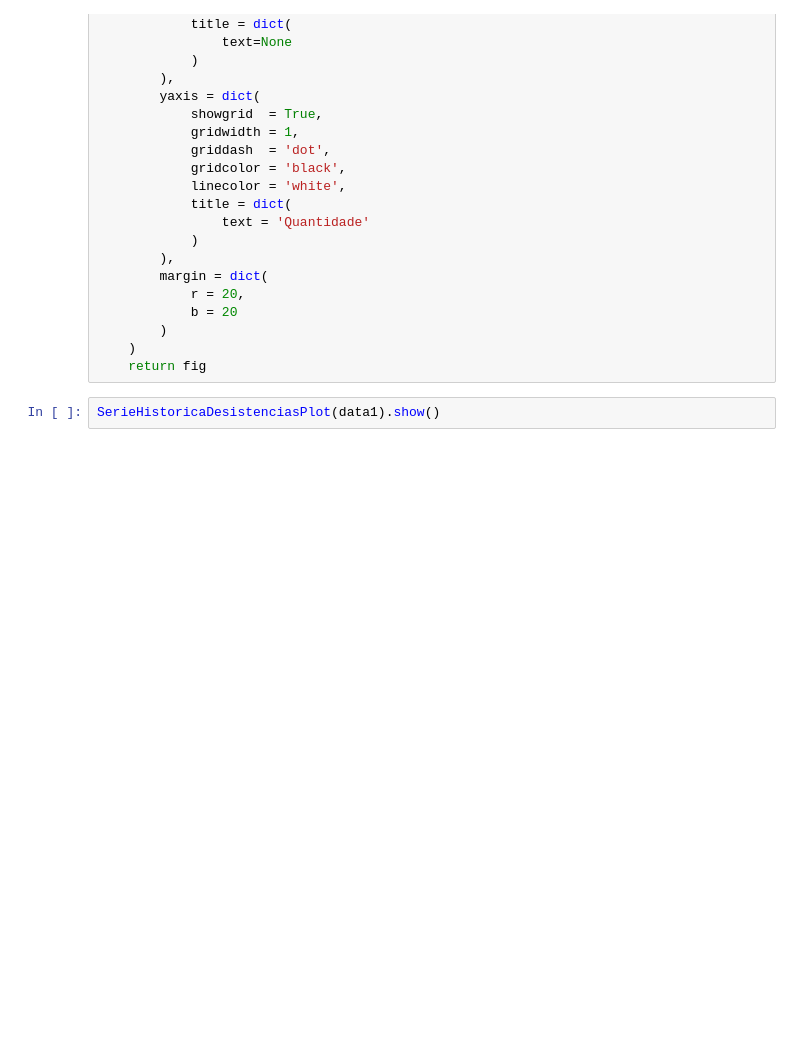
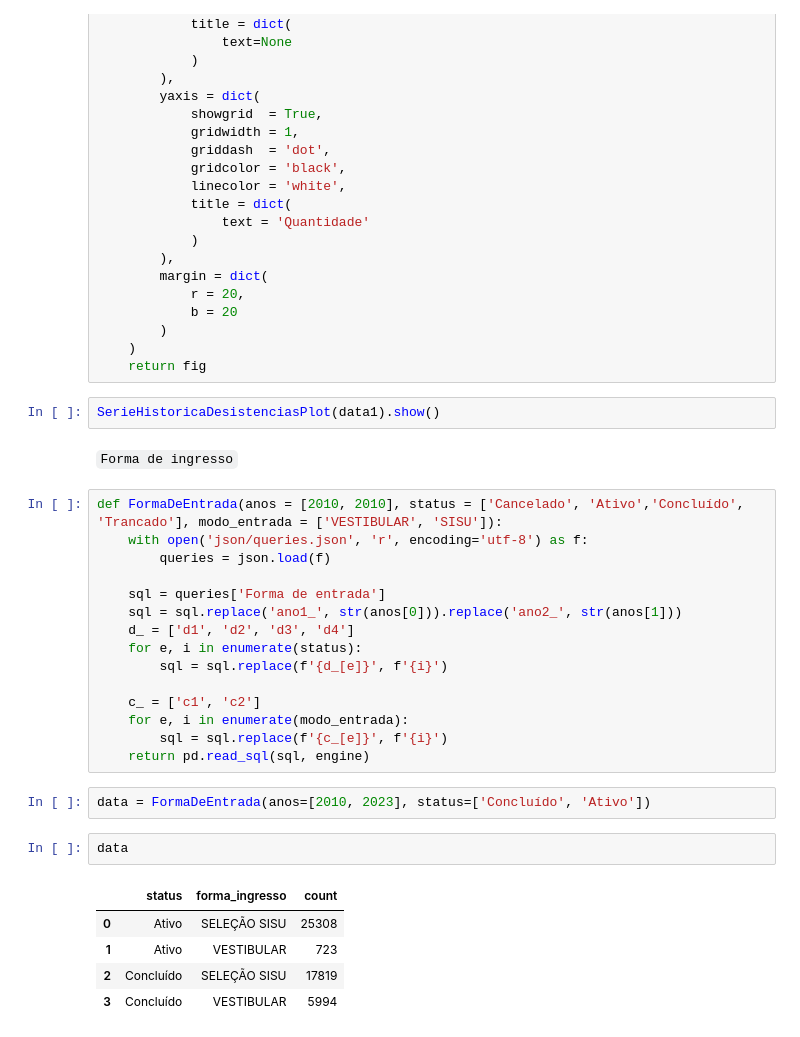
Before and after one commit to kaladabrio2020/dashboardUFC, a Jupyter notebook: tabelas.ipynb, the cells around one changed output. Drawn from its saved outputs; the diff is of its cells as text; blank space fills up the shorter version.

```diff
--- a/tabelas.ipynb
+++ b/tabelas.ipynb
@@ -64,3 +64,30 @@ def SerieHistoricaDesistenciasPlot(data):
     return fig
 # %%
 SerieHistoricaDesistenciasPlot(data1).show()
+# %% [markdown]
+`Forma de ingresso`
+# %%
+def FormaDeEntrada(anos = [2010, 2010], status = ['Cancelado', 'Ativo','Concluído', 'Trancado'], modo_entrada = ['VESTIBULAR', 'SISU']):
+    with open('json/queries.json', 'r', encoding='utf-8') as f:
+        queries = json.load(f)
+
+    sql = queries['Forma de entrada']
+    sql = sql.replace('ano1_', str(anos[0])).replace('ano2_', str(anos[1]))
+    d_ = ['d1', 'd2', 'd3', 'd4']
+    for e, i in enumerate(status):
+        sql = sql.replace(f'{d_[e]}', f'{i}')
+
+    c_ = ['c1', 'c2']
+    for e, i in enumerate(modo_entrada):
+        sql = sql.replace(f'{c_[e]}', f'{i}')
+    return pd.read_sql(sql, engine)
+# %%
+data = FormaDeEntrada(anos=[2010, 2023], status=['Concluído', 'Ativo'])
+# %%
+data
+# %% [output]
+|  | status | forma_ingresso | count |
+| 0 | Ativo | SELEÇÃO SISU | 25308 |
+| 1 | Ativo | VESTIBULAR | 723 |
+| 2 | Concluído | SELEÇÃO SISU | 17819 |
+| 3 | Concluído | VESTIBULAR | 5994 |
```
Also changed, not shown: parts of 17 cells of this notebook, 9 other files.
